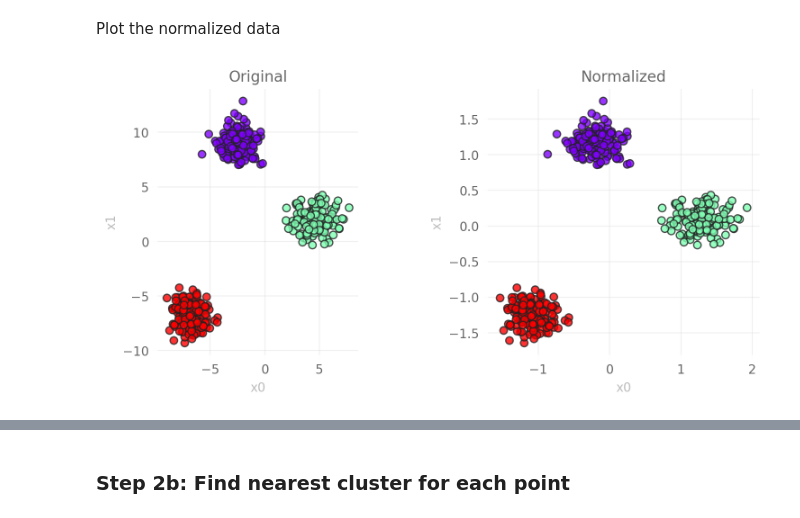
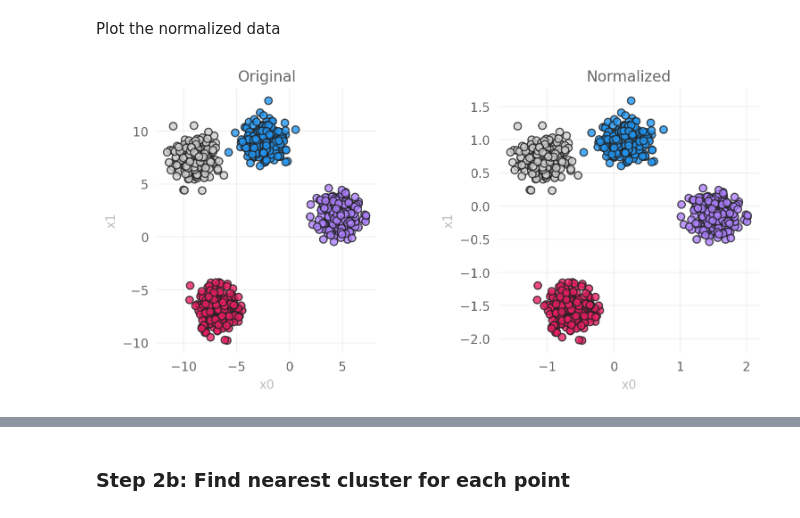
Before and after one commit to argonne-lcf/ATPESC_MachineLearning, a Jupyter notebook: 00_statisticalLearning/src/atpesc/notebooks/statistical_learning.ipynb, the cells around one changed output, grey strips where cells are left out. Cells and saved outputs as stored; diff of their text form; code cells hidden in the pictures.

```diff
--- a/00_statisticalLearning/src/atpesc/notebooks/statistical_learning.ipynb
+++ b/00_statisticalLearning/src/atpesc/notebooks/statistical_learning.ipynb
@@ -172,12 +172,12 @@ for i in range(0, iterations):
 # %% [markdown]
 We can visualize the slope history:
 # %%
-dfigsize = plt.rcParamsDefault['figure.figsize']
 sns.set_context('notebook')
-fig, ax = plt.subplots(figsize=(2*dfigsize[0], dfigsize[1]), tight_layout=True)
+fig, ax = plt.subplots(figsize=(2*DFIGSIZE[0], DFIGSIZE[1]), tight_layout=True)
 _ = ax.plot(range(len(slope_history)), slope_history, 'o-');
 _ = ax.set_ylabel('Slope')
 _ = ax.set_xlabel('Step')
+_ = ax.grid(True, alpha=0.2)
 # %% [output]
 [figure]
 # %% [markdown]
@@ -187,21 +187,23 @@ Next we if have data with distinct groupings, the objective is to devise a metho
 ## Toy dataset (2-D blobs)
 Define 3 blobs of data on a 2D plane
 # %%
-from atpesc.utils.plots import scatter
+from matplotlib.colors import ListedColormap
+from atpesc.utils.plots import scatter, COLORS
 
 set_plot_style()
-n_samples = 500 # 300 2D data points
+n_samples = 1000 # 300 2D data points
 n_features = 2  # 2D data
-n_clusters = 3  # 3 unique blobs
+n_clusters = 4  # 3 unique blobs
 
 # https://scikit-learn.org/stable/modules/generated/sklearn.datasets.make_blobs.html
 # -- Returns --------------------------------------------------------
 # x (n_samples, n_features): The generated samples.
 # y (n_samples,): Int labels for cluster membership of each sample.
 # -------------------------------------------------------------------
+cmap = ListedColormap(list(COLORS.values()))
 x, y = datasets.make_blobs(n_samples=n_samples,
                            n_features=n_features,
                            centers=n_clusters,
                            random_state=SEED)
-_ = scatter(x, y, xlabel='x0', ylabel='x1', cmap='rainbow')
+_ = scatter(x, y, xlabel='x0', ylabel='x1', cmap=cmap)
 # %% [output]
@@ -217,41 +219,41 @@ Plot the normalized data
 # %%
 set_plot_style()
 fig, (ax1, ax2) = plt.subplots(
-    figsize=(1.5 * dfigsize[0], 0.8 * dfigsize[1]),
+    figsize=(1.5 * DFIGSIZE[0], 0.8 * DFIGSIZE[1]),
     ncols=2,
     subplot_kw={
         'aspect': 'equal',
     },
 
 )
 kwargs = {
     'xlabel': 'x0',
     'ylabel': 'x1',
-    'cmap': 'rainbow',
+    'cmap': cmap,
     'plot_kwargs': {
         'alpha': 0.8,
         'edgecolor': '#222',
     }
 }
 fig, ax1 = scatter(
     x,
     y,
     fig=fig,
     ax=ax1,
     title='Original',
     **kwargs,
 )
 fig.subplots_adjust(wspace=0.2)
 fig, ax2 = scatter(
     x_sc,
     y,
     fig=fig,
     ax=ax2,
     title='Normalized',
     **kwargs
 )
 # %% [output]
-[figure, old version]
+[figure, new version]
 # %% [markdown]
 ## K-means Clustering
 
```
Also changed, not shown: parts of 23 cells of this notebook, 1 other file.
